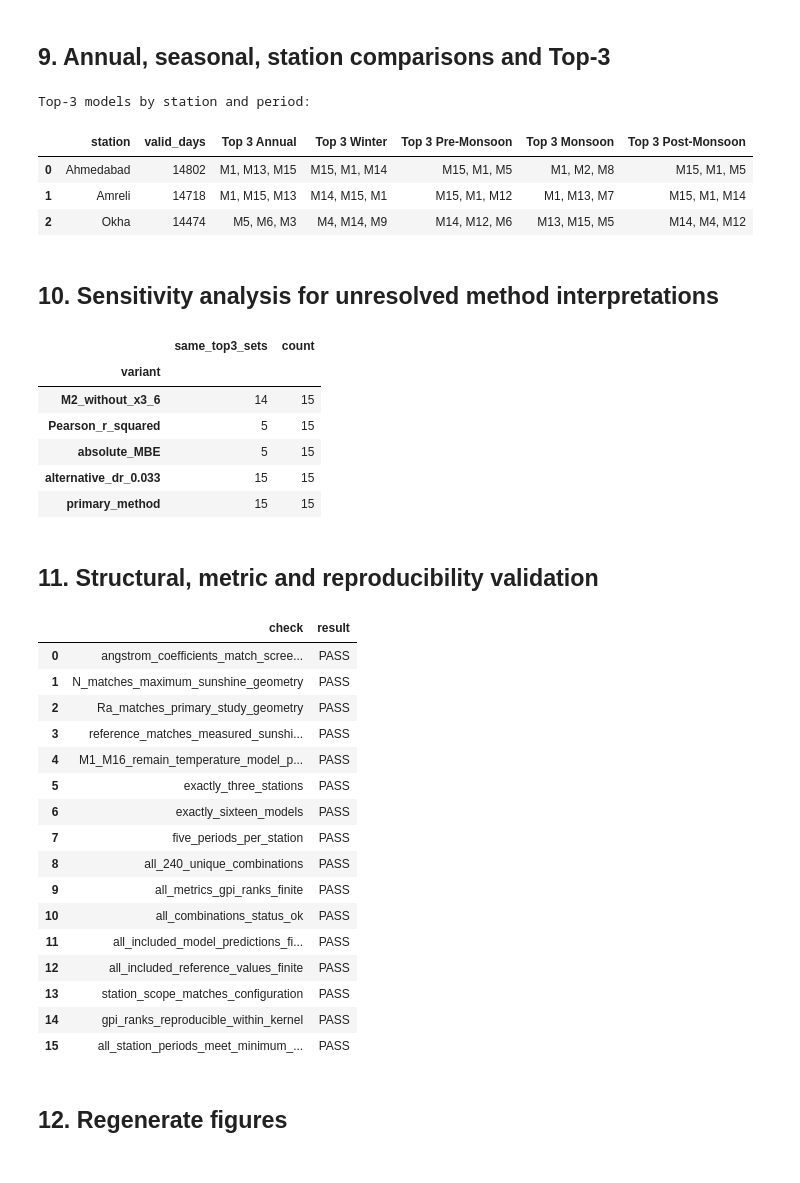
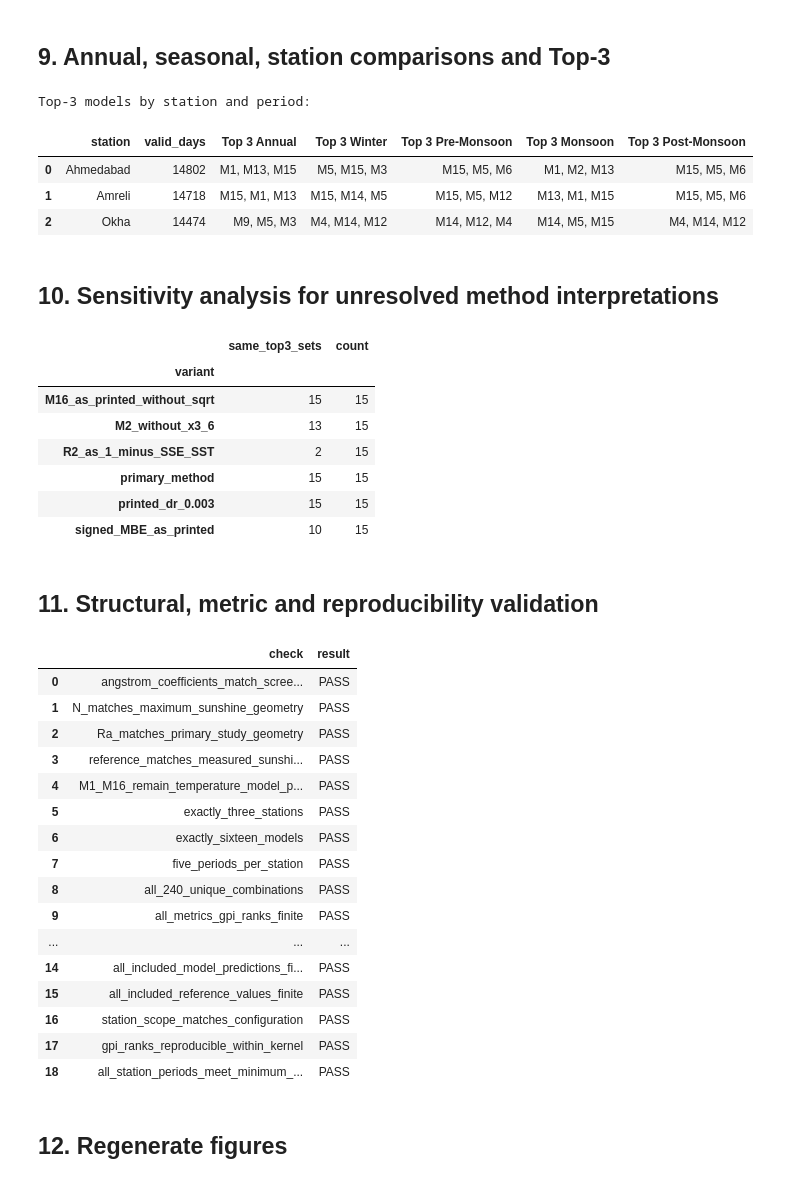
Before and after one commit to sathwikramaka/solar-radiation-model-explorer, a Jupyter notebook: code/solar_radiation_analysis.ipynb, the cells around one changed output. Saved outputs shown, nothing was run; the diff lists cells and outputs as text; code cells hidden in the pictures.

```diff
--- a/code/solar_radiation_analysis.ipynb
+++ b/code/solar_radiation_analysis.ipynb
@@ -66,7 +66,7 @@ PERIODS = ["Annual", "Winter", "Pre-Monsoon", "Monsoon", "Post-Monsoon"]
 MIN_DAYS = 30
 A_AP, B_AP = 0.25, 0.50
 GSC = 0.0820  # conventional FAO-56 unit MJ m-2 min-1
-DR_COEFFICIENT = 0.003  # primary paper Eq. 2, p. 5; 0.033 is retained only as sensitivity
+DR_COEFFICIENT = 0.033  # FAO-56 Eq. 23; the paper prints 0.003 (Eq. 2, p. 5), a typo kept only as sensitivity
 EXPECTED_FILES = {f"{station.upper()}.CSV" for station in STATIONS}
 # %% [markdown]
 ## 2. Authoritative model registry
@@ -140,7 +140,7 @@ def predict_all(tmax, tmin, ra) -> pd.DataFrame:
         p["M13"] = (0.206590 + 0.026851 * tmax - 0.024184 * tmin) * ra
         p["M14"] = (0.85235 - 0.00997 * tmean) * ra
         p["M15"] = (0.236 + 0.106 * np.sqrt(dt)) * ra
-        p["M16"] = (0.00185 * dt**2 - 0.0433 * dt + 0.4023) * ra
+        p["M16"] = (0.00185 * dt**2 - 0.0433 * dt + 0.4023) * np.sqrt(dt) * ra  # Samani (2000): KT * sqrt(dT) * Ra
     return p
 # %% [markdown]
 ## 3. Solar geometry and Ångström–Prescott reference
@@ -160,22 +160,29 @@ def solar_geometry(day_of_year, latitude_deg, dr_coefficient=DR_COEFFICIENT):
 # %% [markdown]
 ## 4. Metrics, normalization, GPI and rank
 # %%
-def metrics(estimate, reference, r2_kind="paper"):
+def metrics(estimate, reference, r2_kind="pearson"):
+    """R2 is the coefficient of determination r^2 (squared Pearson correlation, 0..1), as tabulated
+    in Karale et al. (2026) Table 4. r2_kind="nse" gives 1 - SSE/SST, which is negative whenever a
+    model's squared error exceeds the reference variance (any strongly biased model)."""
     estimate, reference = np.asarray(estimate, float), np.asarray(reference, float)
     error = estimate - reference
     sst = np.sum((reference - reference.mean()) ** 2)
-    if r2_kind == "paper":
-        r2 = 1 - np.sum(error**2) / sst if sst > 0 else np.nan
-    elif r2_kind == "pearson":
+    if r2_kind == "pearson":
         r = np.corrcoef(estimate, reference)[0, 1] if len(reference) > 1 else np.nan
         r2 = r * r
+    elif r2_kind == "nse":
+        r2 = 1 - np.sum(error**2) / sst if sst > 0 else np.nan
     else:
         raise ValueError(r2_kind)
     return {"n": len(reference), "R2": r2, "RMSE": np.sqrt(np.mean(error**2)),
             "MAE": np.mean(np.abs(error)), "MBE": np.mean(error)}
 
-def add_gpi(table, mbe_kind="signed"):
-    """Literal paper GPI: min-max scale each indicator; +1 error, -1 R2; rank ties share rank."""
+def add_gpi(table, mbe_kind="absolute"):
+    """Paper GPI: min-max scale each indicator; +1 error, -1 R2; rank ties share rank.
+
+    MBE enters as |MBE| because its ideal value is 0 (paper Table 3). Scaling signed MBE would
+    rank a model with MBE = -14 as the best on bias; mbe_kind="signed" keeps that as a sensitivity.
+    """
     table = table.copy()
     indicators = ["R2", "RMSE", "MAE", "MBE"]
     table["GPI"] = 0.0
@@ -237,7 +244,7 @@ def prepare_station(station, dr_coefficient=DR_COEFFICIENT):
     df["station"] = station
     return df
 
-def evaluate_station_periods(days, mbe_kind="signed", r2_kind="paper", m2_scale=3.6):
+def evaluate_station_periods(days, mbe_kind="absolute", r2_kind="pearson", m2_scale=3.6, m16_sqrt=True):
     rows = []
     for period in PERIODS:
         selected = days[days.used] if period == "Annual" else days[days.used & (days.Season == period)]
@@ -251,6 +258,8 @@ def evaluate_station_periods(days, mbe_kind="signed", r2_kind="paper", m2_scale=
         current = selected[MODEL_IDS].copy()
         if m2_scale != 3.6:
             current["M2"] = (1.29 + 0.3626 * selected.dT) * m2_scale
+        if not m16_sqrt:
+            current["M16"] = current["M16"] / np.sqrt(selected.dT)
         metric_rows = [{"station": days.station.iloc[0], "period": period, "model": m,
                         **metrics(current[m], selected.Rs_AP, r2_kind)} for m in MODEL_IDS]
         table = add_gpi(pd.DataFrame(metric_rows), mbe_kind)
@@ -436,6 +446,7 @@ freq = grid.merge(freq, how="left", on=["station", "model"]).fillna({"top3_perio
 freq["top3_periods"] = freq.top3_periods.astype(int)
 total = top3.groupby("model").size().rename("top3_periods_all_stations").reset_index()
 freq = freq.merge(total, on="model", how="left").fillna({"top3_periods_all_stations": 0})
+freq["top3_periods_all_stations"] = freq.top3_periods_all_stations.astype(int)
 freq.to_csv(FINAL / "top3_frequency.csv", index=False)
 comparisons = []
 for station in STATIONS:
@@ -451,48 +462,49 @@ pd.DataFrame(comparisons)
 # %% [output]
 Top-3 models by station and period:
 |  | station | valid_days | Top 3 Annual | Top 3 Winter | Top 3 Pre-Monsoon | Top 3 Monsoon | Top 3 Post-Monsoon |
-| 0 | Ahmedabad | 14802 | M1, M13, M15 | M15, M1, M14 | M15, M1, M5 | M1, M2, M8 | M15, M1, M5 |
-| 1 | Amreli | 14718 | M1, M15, M13 | M14, M15, M1 | M15, M1, M12 | M1, M13, M7 | M15, M1, M14 |
-| 2 | Okha | 14474 | M5, M6, M3 | M4, M14, M9 | M14, M12, M6 | M13, M15, M5 | M14, M4, M12 |
+| 0 | Ahmedabad | 14802 | M1, M13, M15 | M5, M15, M3 | M15, M5, M6 | M1, M2, M13 | M15, M5, M6 |
+| 1 | Amreli | 14718 | M15, M1, M13 | M15, M14, M5 | M15, M5, M12 | M13, M1, M15 | M15, M5, M6 |
+| 2 | Okha | 14474 | M9, M5, M3 | M4, M14, M12 | M14, M12, M4 | M14, M5, M15 | M4, M14, M12 |
 # %% [markdown]
 ## 10. Sensitivity analysis for unresolved method interpretations
 # %%
 sensitivity_specs = [
     ("primary_method", "primary"),
-    ("absolute_MBE", "absolute_mbe"),
-    ("Pearson_r_squared", "pearson_r2"),
+    ("signed_MBE_as_printed", "signed_mbe"),
+    ("R2_as_1_minus_SSE_SST", "nse_r2"),
     ("M2_without_x3_6", "m2_no_conversion"),
-    ("alternative_dr_0.033", "dr_0.033"),
+    ("M16_as_printed_without_sqrt", "m16_printed"),
+    ("printed_dr_0.003", "dr_0.003"),
 ]
 sensitivity_rows = []
 for label, variant in sensitivity_specs:
-    if variant == "dr_0.033":
-        variant_data = {s: prepare_station(s, dr_coefficient=0.033) for s in STATIONS}
+    if variant == "dr_0.003":
+        variant_data = {s: prepare_station(s, dr_coefficient=0.003) for s in STATIONS}
         result = pd.concat([evaluate_station_periods(variant_data[s]) for s in STATIONS], ignore_index=True)
     else:
-        kwargs = {"mbe_kind": "absolute"} if variant == "absolute_mbe" else {}
-        if variant == "pearson_r2": kwargs = {"r2_kind": "pearson"}
-        if variant == "m2_no_conversion": kwargs = {"m2_scale": 1.0}
+        kwargs = {"signed_mbe": {"mbe_kind": "signed"}, "nse_r2": {"r2_kind": "nse"},
+                  "m2_no_conversion": {"m2_scale": 1.0}, "m16_printed": {"m16_sqrt": False}}.get(variant, {})
         result = pd.concat([evaluate_station_periods(data[s], **kwargs) for s in STATIONS], ignore_index=True)
     variant_top = result[(result.status == "ok") & (result["rank"] <= 3)]
     for station in STATIONS:
         for period in PERIODS:
             picked = variant_top[(variant_top.station == station) & (variant_top.period == period)].sort_values(["rank", "model"])
             base = top3[(top3.station == station) & (top3.period == period)].sort_values(["rank", "model"])
             sensitivity_rows.append({"variant": label, "station": station, "period": period,
                 "top3": ", ".join(picked.model.tolist()),
                 "same_top3_as_primary": set(picked.model) == set(base.model)})
 sensitivity_frame = pd.DataFrame(sensitivity_rows)
 sensitivity_frame.to_csv(VALIDATION / "sensitivity_analysis.csv", index=False)
 sensitivity_frame.groupby("variant").same_top3_as_primary.agg(["sum", "count"]).rename(columns={"sum":"same_top3_sets"})
 # %% [output]
 |  | same_top3_sets | count |
 | variant |  |  |
-| M2_without_x3_6 | 14 | 15 |
-| Pearson_r_squared | 5 | 15 |
-| absolute_MBE | 5 | 15 |
-| alternative_dr_0.033 | 15 | 15 |
+| M16_as_printed_without_sqrt | 15 | 15 |
+| M2_without_x3_6 | 13 | 15 |
+| R2_as_1_minus_SSE_SST | 2 | 15 |
 | primary_method | 15 | 15 |
+| printed_dr_0.003 | 15 | 15 |
+| signed_MBE_as_printed | 10 | 15 |
 # %% [markdown]
 ## 11. Structural, metric and reproducibility validation
 # %%
@@ -532,6 +544,9 @@ checks = [
     ("five_periods_per_station", set(metrics_all.period) == set(PERIODS)),
     ("all_240_unique_combinations", len(metrics_all) == 240 and observed_keys.is_unique and set(observed_keys) == set(expected_keys)),
     ("all_metrics_gpi_ranks_finite", np.isfinite(metrics_all[finite_columns].to_numpy(dtype=float)).all()),
+    ("R2_within_0_and_1", metrics_all.R2.between(0, 1).all()),
+    ("MAE_nonnegative_and_not_above_RMSE", ((metrics_all.MAE >= 0) & (metrics_all.MAE <= metrics_all.RMSE + 1e-12)).all()),
+    ("abs_MBE_not_above_MAE", (metrics_all.MBE.abs() <= metrics_all.MAE + 1e-12).all()),
     ("all_combinations_status_ok", set(metrics_all.status) == {"ok"}),
     ("all_included_model_predictions_finite", np.isfinite(all_days.loc[all_days.used, MODEL_IDS].to_numpy(dtype=float)).all()),
     ("all_included_reference_values_finite", np.isfinite(all_days.loc[all_days.used, "Rs_AP"].to_numpy(dtype=float)).all()),
@@ -557,12 +572,12 @@ validation
 | 7 | five_periods_per_station | PASS |
 | 8 | all_240_unique_combinations | PASS |
 | 9 | all_metrics_gpi_ranks_finite | PASS |
-| 10 | all_combinations_status_ok | PASS |
-| 11 | all_included_model_predictions_fi... | PASS |
-| 12 | all_included_reference_values_finite | PASS |
-| 13 | station_scope_matches_configuration | PASS |
-| 14 | gpi_ranks_reproducible_within_kernel | PASS |
-| 15 | all_station_periods_meet_minimum_... | PASS |
+| ... | ... | ... |
+| 14 | all_included_model_predictions_fi... | PASS |
+| 15 | all_included_reference_values_finite | PASS |
+| 16 | station_scope_matches_configuration | PASS |
+| 17 | gpi_ranks_reproducible_within_kernel | PASS |
+| 18 | all_station_periods_meet_minimum_... | PASS |
 # %% [markdown]
 ## 12. Regenerate figures
 # %%
```
Also changed, not shown: parts of 6 cells of this notebook, 33 other files.
